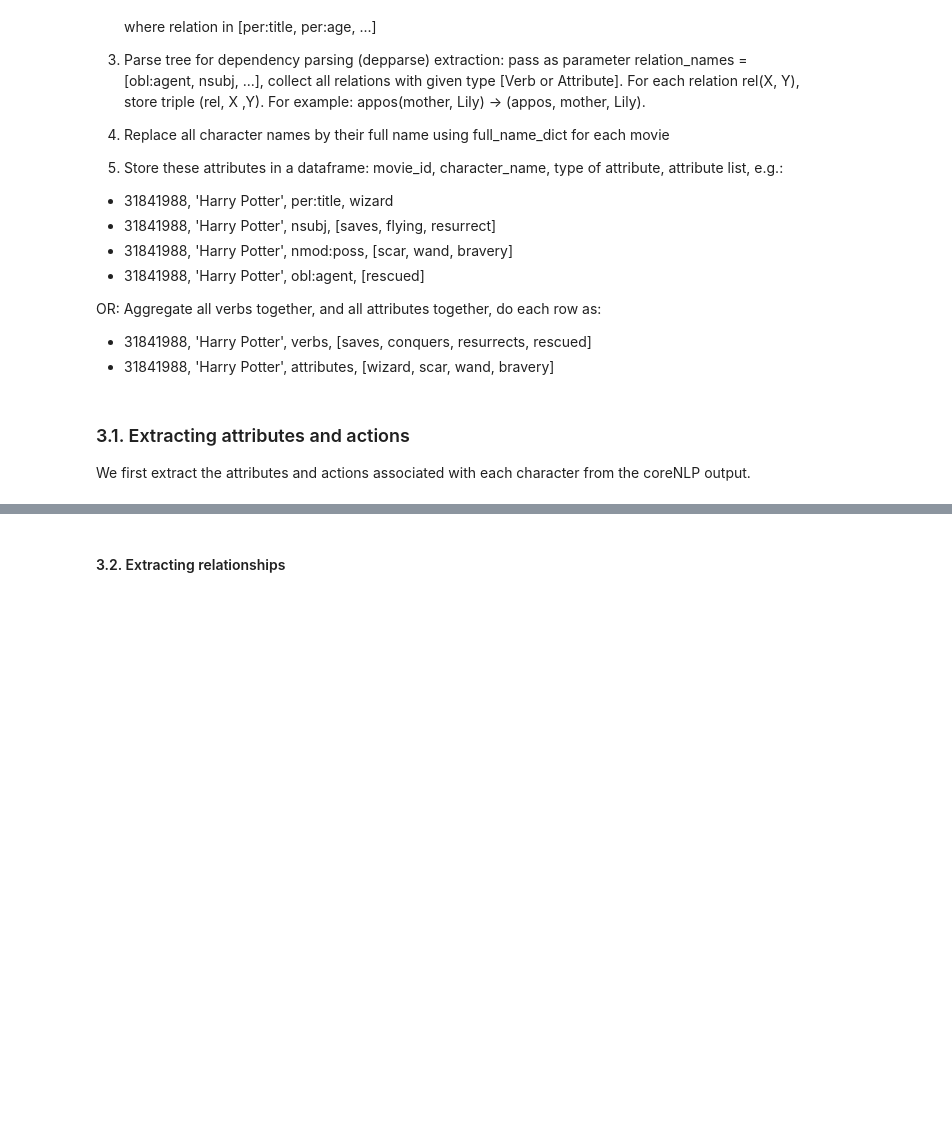
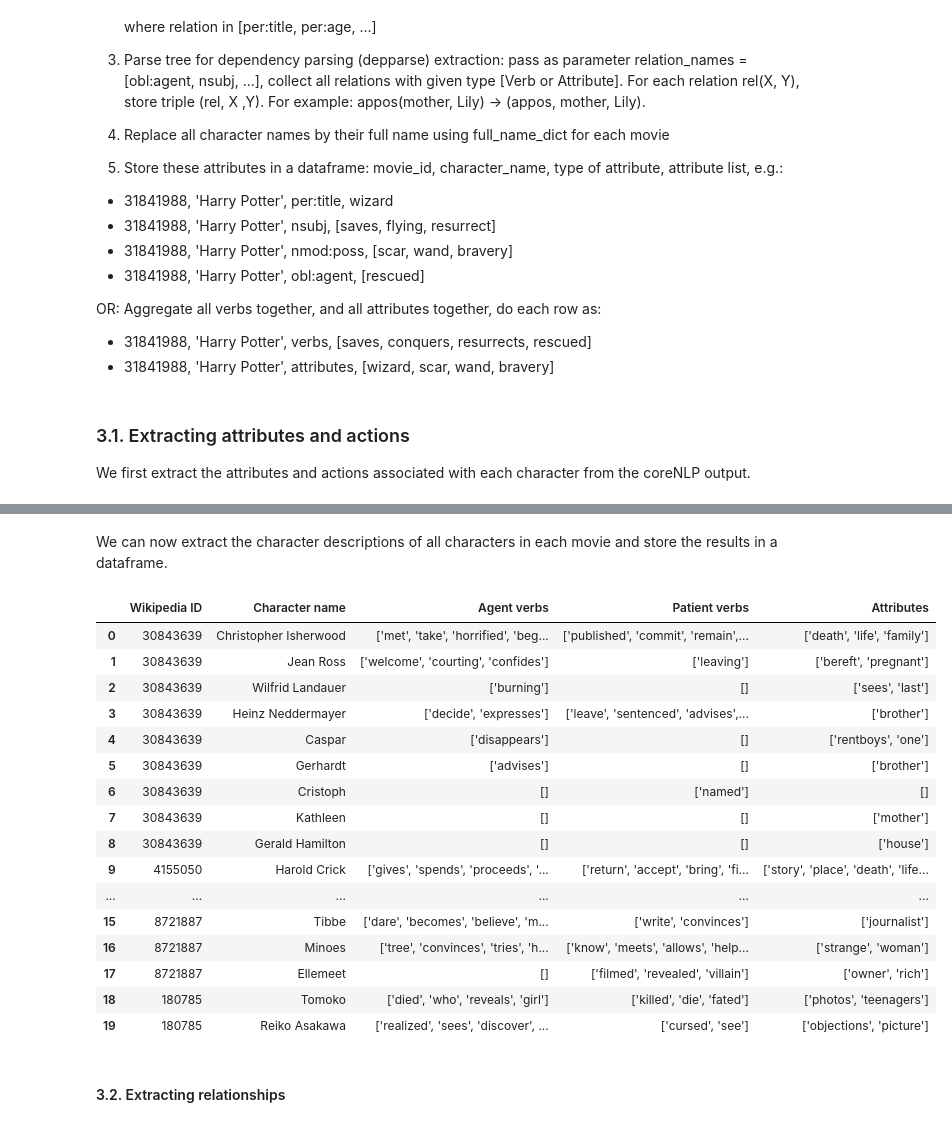
Before and after one commit to epfl-ada/ada-2022-project-toestewbrr, a Jupyter notebook: coreNLP_analysis.ipynb, the cells around one changed output, grey strips where cells are left out. Saved outputs shown, nothing was run; the diff lists cells and outputs as text; code cells hidden in the pictures; blank space fills up the shorter version.

Commit message:
Added character description extraction

```diff
--- a/coreNLP_analysis.ipynb
+++ b/coreNLP_analysis.ipynb
@@ -367,3 +367,33 @@ Attributes:
+# %% [markdown]
+We can now extract the character descriptions of all characters in each movie and store the results in a dataframe.
+# %%
+char_description_path = 'Data/CoreNLP/character_descriptions.csv'
+
+if not os.path.exists(char_description_path):
+    output_dir = 'Data/CoreNLP/PlotsOutputs'
+    descriptions = extract_descriptions(output_dir)
+else:
+    descriptions = pd.read_csv(char_description_path, sep='\t', index_col=0)
+
+descriptions.head(20)
+# %% [output]
+|  | Wikipedia ID | Character name | Agent verbs | Patient verbs | Attributes |
+| 0 | 30843639 | Christopher Isherwood | ['met', 'take', 'horrified', 'beg... | ['published', 'commit', 'remain',... | ['death', 'life', 'family'] |
+| 1 | 30843639 | Jean Ross | ['welcome', 'courting', 'confides'] | ['leaving'] | ['bereft', 'pregnant'] |
+| 2 | 30843639 | Wilfrid Landauer | ['burning'] | [] | ['sees', 'last'] |
+| 3 | 30843639 | Heinz Neddermayer | ['decide', 'expresses'] | ['leave', 'sentenced', 'advises',... | ['brother'] |
+| 4 | 30843639 | Caspar | ['disappears'] | [] | ['rentboys', 'one'] |
+| 5 | 30843639 | Gerhardt | ['advises'] | [] | ['brother'] |
+| 6 | 30843639 | Cristoph | [] | ['named'] | [] |
+| 7 | 30843639 | Kathleen | [] | [] | ['mother'] |
+| 8 | 30843639 | Gerald Hamilton | [] | [] | ['house'] |
+| 9 | 4155050 | Harold Crick | ['gives', 'spends', 'proceeds', '... | ['return', 'accept', 'bring', 'fi... | ['story', 'place', 'death', 'life... |
+| ... | ... | ... | ... | ... | ... |
+| 15 | 8721887 | Tibbe | ['dare', 'becomes', 'believe', 'm... | ['write', 'convinces'] | ['journalist'] |
+| 16 | 8721887 | Minoes | ['tree', 'convinces', 'tries', 'h... | ['know', 'meets', 'allows', 'help... | ['strange', 'woman'] |
+| 17 | 8721887 | Ellemeet | [] | ['filmed', 'revealed', 'villain'] | ['owner', 'rich'] |
+| 18 | 180785 | Tomoko | ['died', 'who', 'reveals', 'girl'] | ['killed', 'die', 'fated'] | ['photos', 'teenagers'] |
+| 19 | 180785 | Reiko Asakawa | ['realized', 'sees', 'discover', ... | ['cursed', 'see'] | ['objections', 'picture'] |
 # %% [markdown]
 #### 3.2. Extracting relationships
 # %%
```
Also changed, not shown: parts of 4 cells of this notebook, 1 other file.
